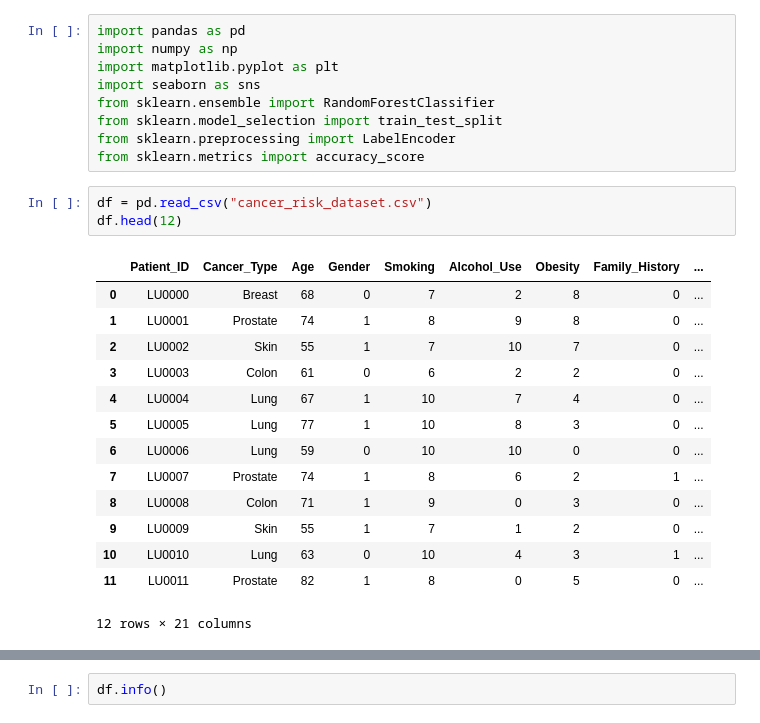
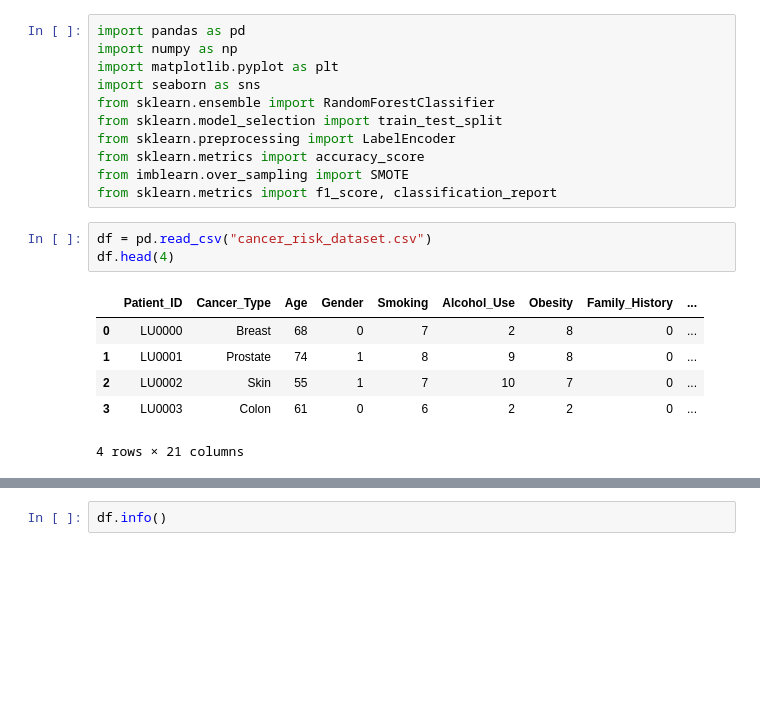
Before and after one commit to Amolihua/ML3037-GRUPO4-ALDIMI, a Jupyter notebook: test_dataset_risk.ipynb, the cells around one changed output, grey strips where cells are left out. Drawn from its saved outputs; the diff is of its cells as text; blank space fills up the shorter version.

```diff
--- a/test_dataset_risk.ipynb
+++ b/test_dataset_risk.ipynb
@@ -7,21 +7,15 @@ from sklearn.ensemble import RandomForestClassifier
 from sklearn.model_selection import train_test_split
 from sklearn.preprocessing import LabelEncoder
 from sklearn.metrics import accuracy_score
+from imblearn.over_sampling import SMOTE
+from sklearn.metrics import f1_score, classification_report
 # %%
 df = pd.read_csv("cancer_risk_dataset.csv")
-df.head(12)
+df.head(4)
 # %% [output]
 |  | Patient_ID | Cancer_Type | Age | Gender | Smoking | Alcohol_Use | Obesity | Family_History | ... |
 | 0 | LU0000 | Breast | 68 | 0 | 7 | 2 | 8 | 0 | ... |
 | 1 | LU0001 | Prostate | 74 | 1 | 8 | 9 | 8 | 0 | ... |
 | 2 | LU0002 | Skin | 55 | 1 | 7 | 10 | 7 | 0 | ... |
 | 3 | LU0003 | Colon | 61 | 0 | 6 | 2 | 2 | 0 | ... |
-| 4 | LU0004 | Lung | 67 | 1 | 10 | 7 | 4 | 0 | ... |
-| 5 | LU0005 | Lung | 77 | 1 | 10 | 8 | 3 | 0 | ... |
-| 6 | LU0006 | Lung | 59 | 0 | 10 | 10 | 0 | 0 | ... |
-| 7 | LU0007 | Prostate | 74 | 1 | 8 | 6 | 2 | 1 | ... |
-| 8 | LU0008 | Colon | 71 | 1 | 9 | 0 | 3 | 0 | ... |
-| 9 | LU0009 | Skin | 55 | 1 | 7 | 1 | 2 | 0 | ... |
-| 10 | LU0010 | Lung | 63 | 0 | 10 | 4 | 3 | 1 | ... |
-| 11 | LU0011 | Prostate | 82 | 1 | 8 | 0 | 5 | 0 | ... |
-12 rows × 21 columns
+4 rows × 21 columns
```
Also changed, not shown: parts of 35 cells of this notebook.
